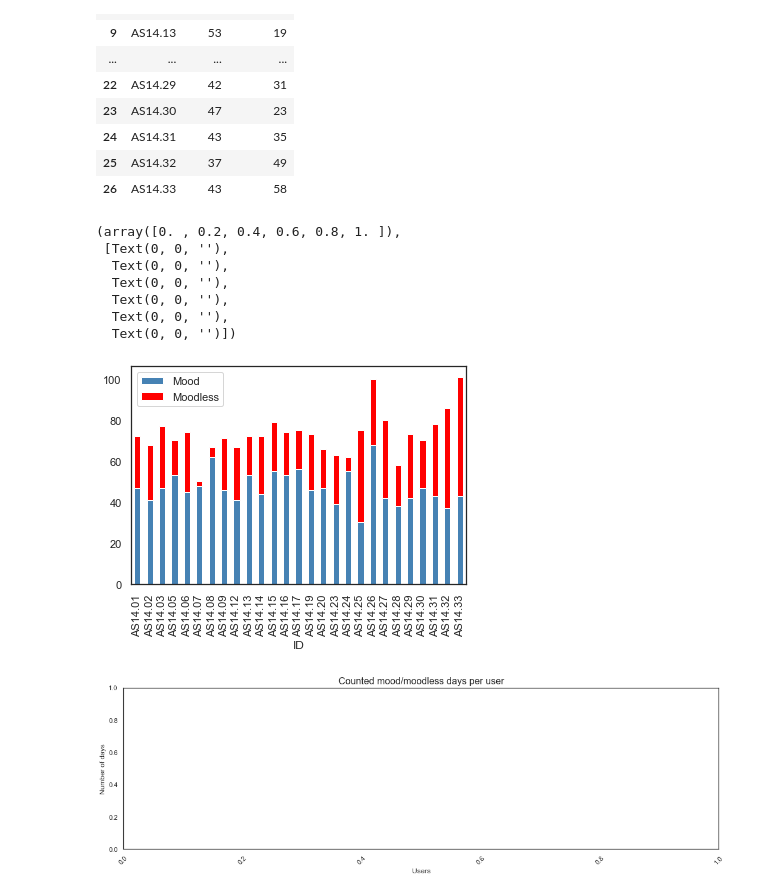
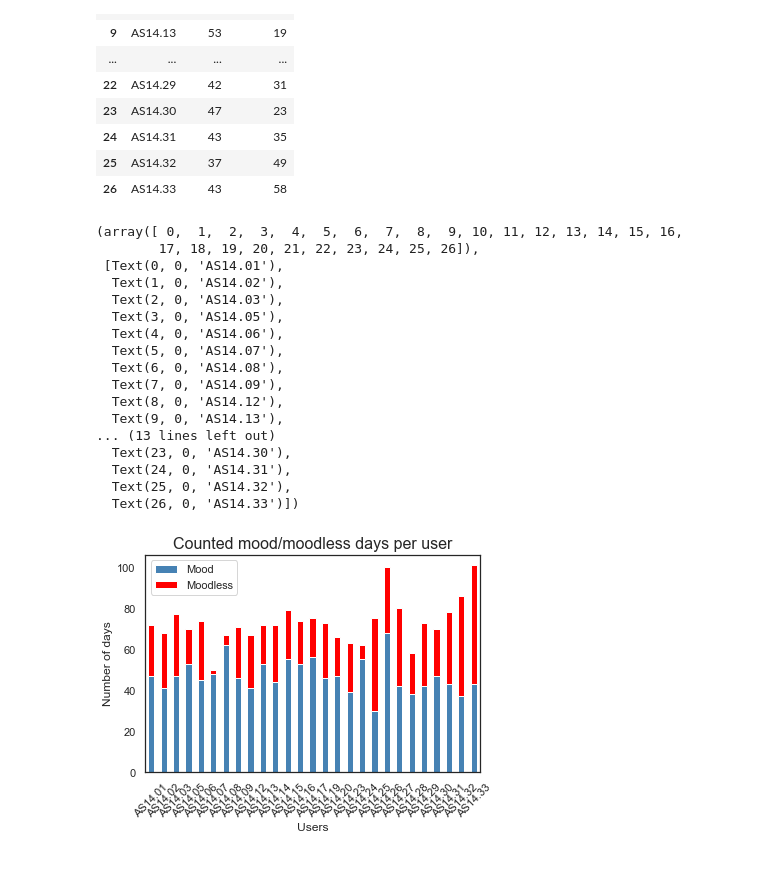
Before and after one commit to 10755373/vu_dmt, a Jupyter notebook: assignment1.ipynb, the cells around one changed output. Drawn from its saved outputs; the diff is of its cells as text; code cells hidden in the pictures; blank space fills up the shorter version.

```diff
--- a/assignment1.ipynb
+++ b/assignment1.ipynb
@@ -220,32 +220,41 @@ User AS14.33 has got 43 mood_days and 58 moodless_days
 # %%
 import matplotlib.pyplot as plt
 import seaborn as sns
 
 #set seaborn plotting aesthetics
 sns.set(style='white')
 
 #create stacked bar chart
 mood_df.set_index('ID').plot(kind='bar', stacked=True, color=['steelblue', 'red'])
 
 # set figure size
-plt.figure(figsize=(18,5))
+# plt.figure(figsize=(20,5))
 
 #add overall title
 plt.title('Counted mood/moodless days per user', fontsize=16)
 
 #add axis titles
 plt.xlabel('Users')
 plt.ylabel('Number of days')
 
 #rotate x-axis labels
 plt.xticks(rotation=45)
 # %% [output]
-(array([0. , 0.2, 0.4, 0.6, 0.8, 1. ]),
- [Text(0, 0, ''),
-  Text(0, 0, ''),
-  Text(0, 0, ''),
-  Text(0, 0, ''),
-  Text(0, 0, ''),
-  Text(0, 0, '')])
+(array([ 0,  1,  2,  3,  4,  5,  6,  7,  8,  9, 10, 11, 12, 13, 14, 15, 16,
+        17, 18, 19, 20, 21, 22, 23, 24, 25, 26]),
+ [Text(0, 0, 'AS14.01'),
+  Text(1, 0, 'AS14.02'),
+  Text(2, 0, 'AS14.03'),
+  Text(3, 0, 'AS14.05'),
+  Text(4, 0, 'AS14.06'),
+  Text(5, 0, 'AS14.07'),
+  Text(6, 0, 'AS14.08'),
+  Text(7, 0, 'AS14.09'),
+  Text(8, 0, 'AS14.12'),
+  Text(9, 0, 'AS14.13'),
+... (13 lines left out)
+  Text(23, 0, 'AS14.30'),
+  Text(24, 0, 'AS14.31'),
+  Text(25, 0, 'AS14.32'),
+  Text(26, 0, 'AS14.33')])
-[figure, old version]
+[figure, new version]
-[figure, removed]
```
Also changed, not shown: parts of 1 cell of this notebook.
